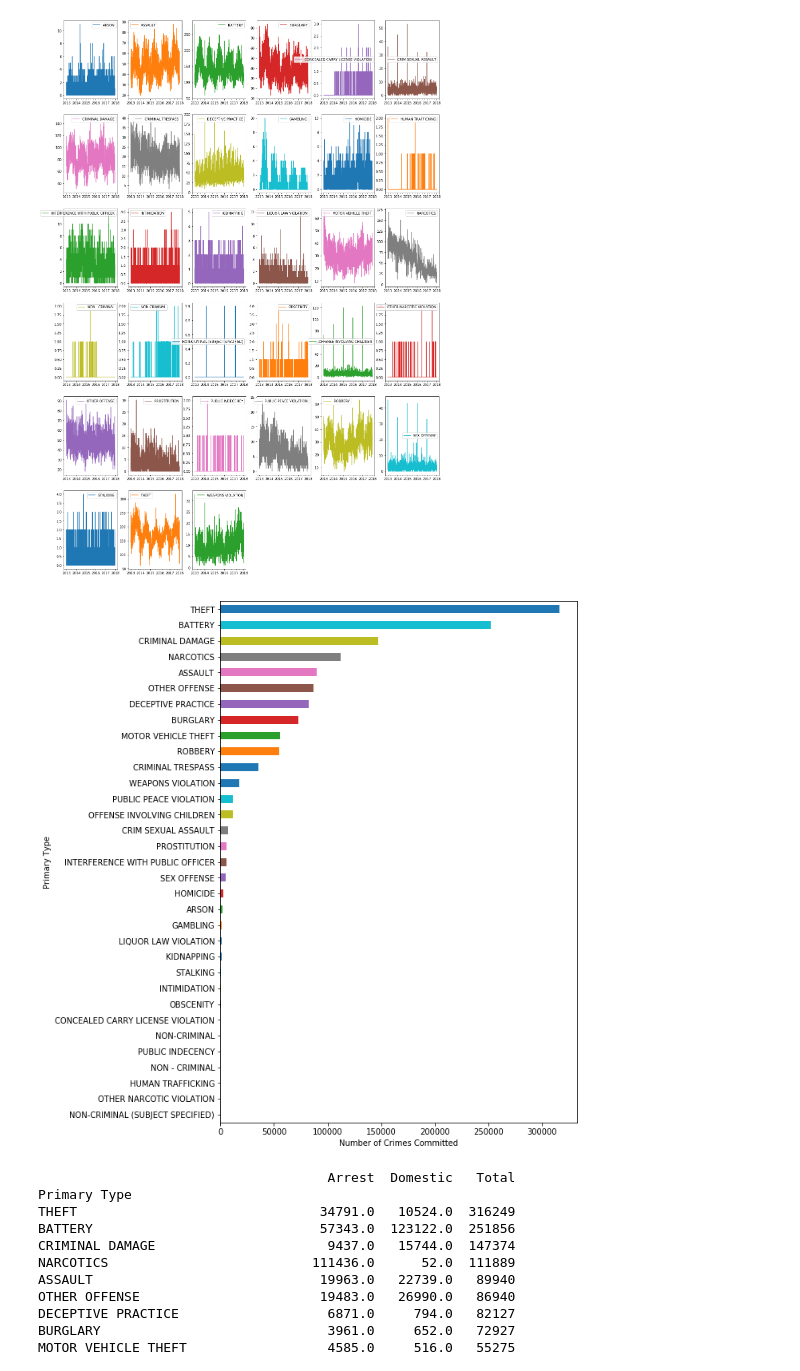
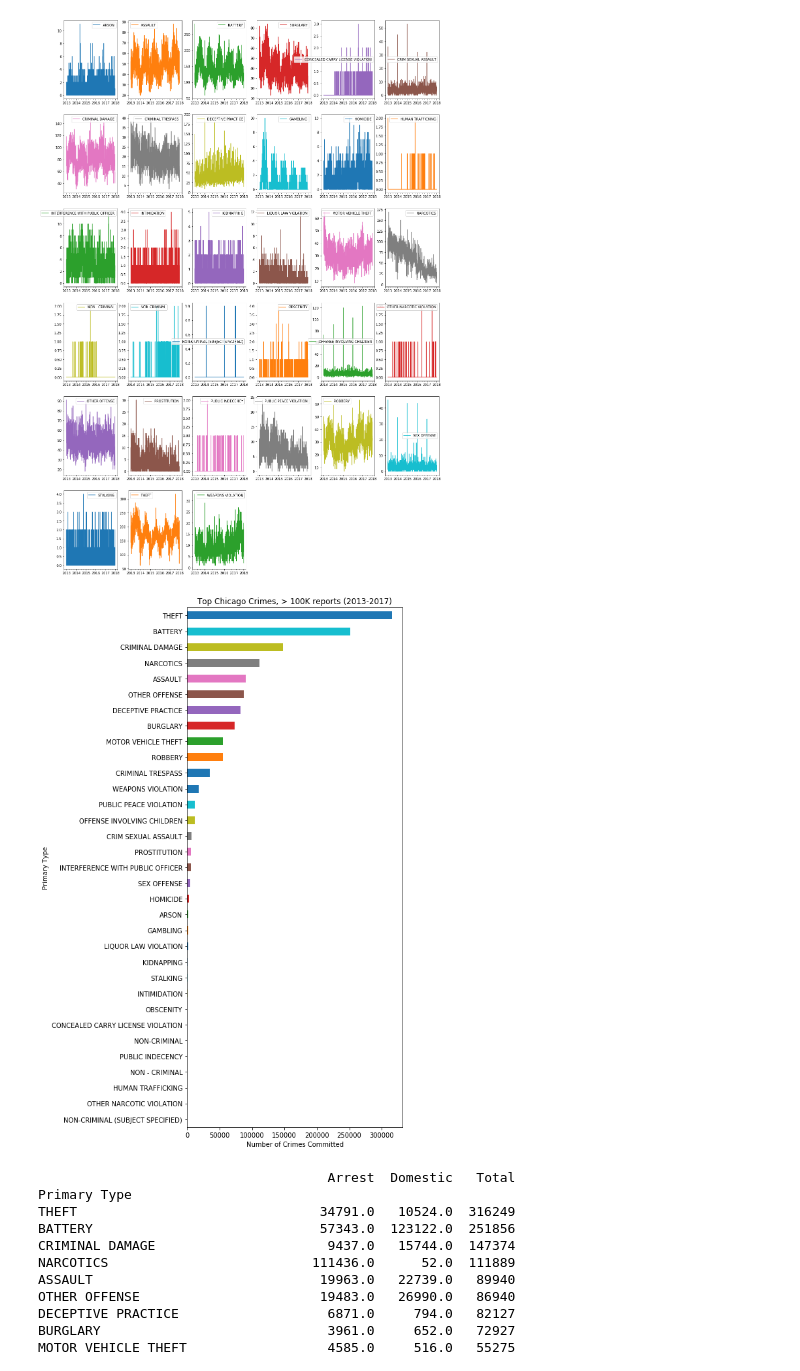
Before and after one commit to nhebert/Project, a Jupyter notebook: Project_charts_Kanika.ipynb, the cells around one changed output. Drawn from its saved outputs; the diff is of its cells as text; code cells hidden in the pictures.

```diff
--- a/Project_charts_Kanika.ipynb
+++ b/Project_charts_Kanika.ipynb
@@ -117,0 +118,4 @@ cs_df
+# %%
+#Analysis
+cs_df['Month'] =cs_df['Date'].str.split('/').str[0]
+cs_df.head()
@@ -119,13 +131,14 @@ cs_df
 import matplotlib.pyplot as plt
 
 #make graph of crimes per year
-cs_df.Date = pd.to_datetime(cs_df.Date, format = '%m/%d/%Y %I:%M:%S %p')
-cs_df.index = pd.DatetimeIndex(cs_df.Date)
+cs_df["Date"] = pd.to_datetime(cs_df["Date"], format = '%m/%d/%Y %I:%M:%S %p')
+cs_df["index"] = pd.DatetimeIndex(cs_df["Date"])
 plt.figure(figsize = (8,5))
-cs_df.groupby([cs_df.index.year]).size().plot.bar()
-plt.title('Crime Over the Years')
+cs_df.groupby(cs_df["Year"]).size().plot.bar()
+plt.title('Crime Per Year')
 plt.xlabel('Year')
-plt.ylabel('Number of Crimes Acts')
-plt.savefig('Crime_years.png')
+plt.ylabel('Number of Crimes')
+plt.tight_layout()
+plt.savefig('Crime_years.png',transparent=True)
 plt.show()
 # %% [output]
@@ -133,10 +146,12 @@ plt.show()
 # %%
 #make graph of crimes per month
 plt.figure(figsize = (8,5))
-cs_df.groupby([cs_df.index.month]).size().plot.bar()
+cs_df['Month'] =cs_df['Date'].str.split('/').str[0]
+cs_df.groupby(cs_df["Month"]).size().plot.bar()
 plt.title('Crime Per Month')
 plt.xlabel('Month')
-plt.ylabel('Number of Crimes Acts')
-plt.savefig('Crime_month.png')
+plt.ylabel('Number of Crimes')
+plt.tight_layout()
+plt.savefig('Crime_month.png',transparent=True)
 plt.show()
 # %% [output]
@@ -157,12 +172,14 @@ plt.show()
 # %%
 #plot of the relatives amounts of each type of crime
 plt.figure(figsize = (8,12))
 cs_df.groupby(cs_df['Primary Type']).size().sort_values(ascending = True).plot(kind = 'barh')
+plt.title('Top Chicago Crimes, > 100K reports (2013-2017)')
 plt.xlabel('Number of Crimes Committed')
-plt.savefig('Primary_type.png')
+plt.tight_layout()
+plt.savefig('Primary_type.png',transparent=True)
 plt.show()
 # %% [output]
-[figure, old version]
+[figure, new version]
 # %%
 # get crime types
 crime_types = cs_df[['Primary Type']]
```
Also changed, not shown: parts of 8 cells of this notebook, 6 other files.
